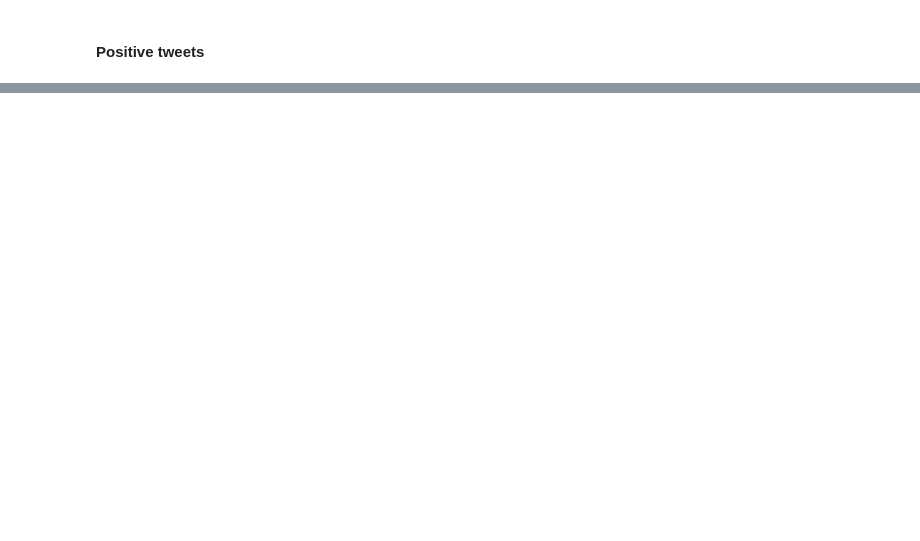
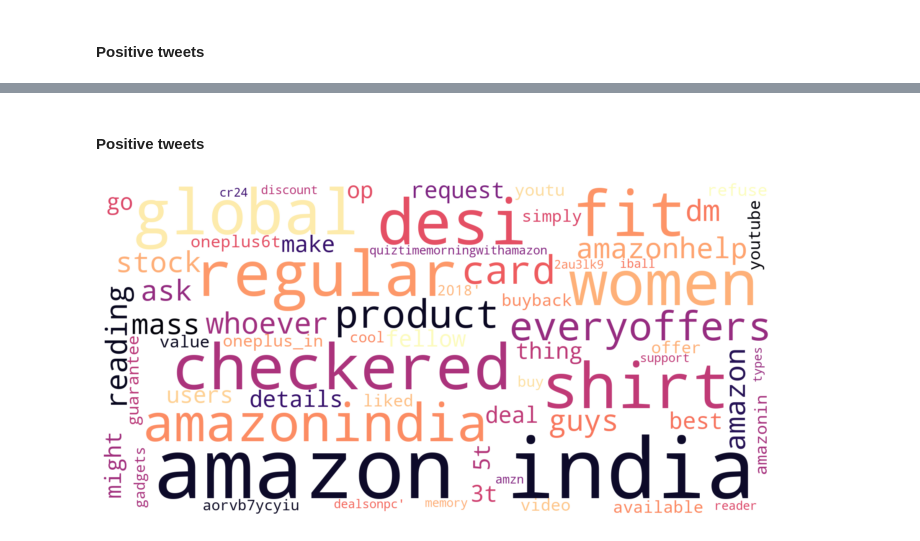
Before and after one commit to TH3C0D3F4TH3R/Twitter_Analysis, a Jupyter notebook: code/Analysis.ipynb, the cells around one changed output, grey strips where cells are left out. Drawn from its saved outputs; the diff is of its cells as text; code cells hidden in the pictures; blank space fills up the shorter version.

```diff
--- a/code/Analysis.ipynb
+++ b/code/Analysis.ipynb
@@ -447,0 +511,21 @@ data_1
+# %% [markdown]
+#### Positive tweets
+# %%
+# Word Cloud
+from wordcloud import WordCloud
+
+# Read the whole text.
+text = data_vader[data_vader['vader_label']=='positive']['tweet'].values
+
+
+WC = WordCloud(width=1600, height=800,max_font_size=200, background_color = 'white', colormap='magma',
+              max_words = 100).generate(str(text))
+
+
+# Display the generated image:
+plt.figure(figsize=(12,10))
+plt.imshow(WC,interpolation="bilinear")
+plt.axis("off")
+plt.show()
+# %% [output]
+[figure, added]
```
Also changed, not shown: parts of 21 cells of this notebook.
